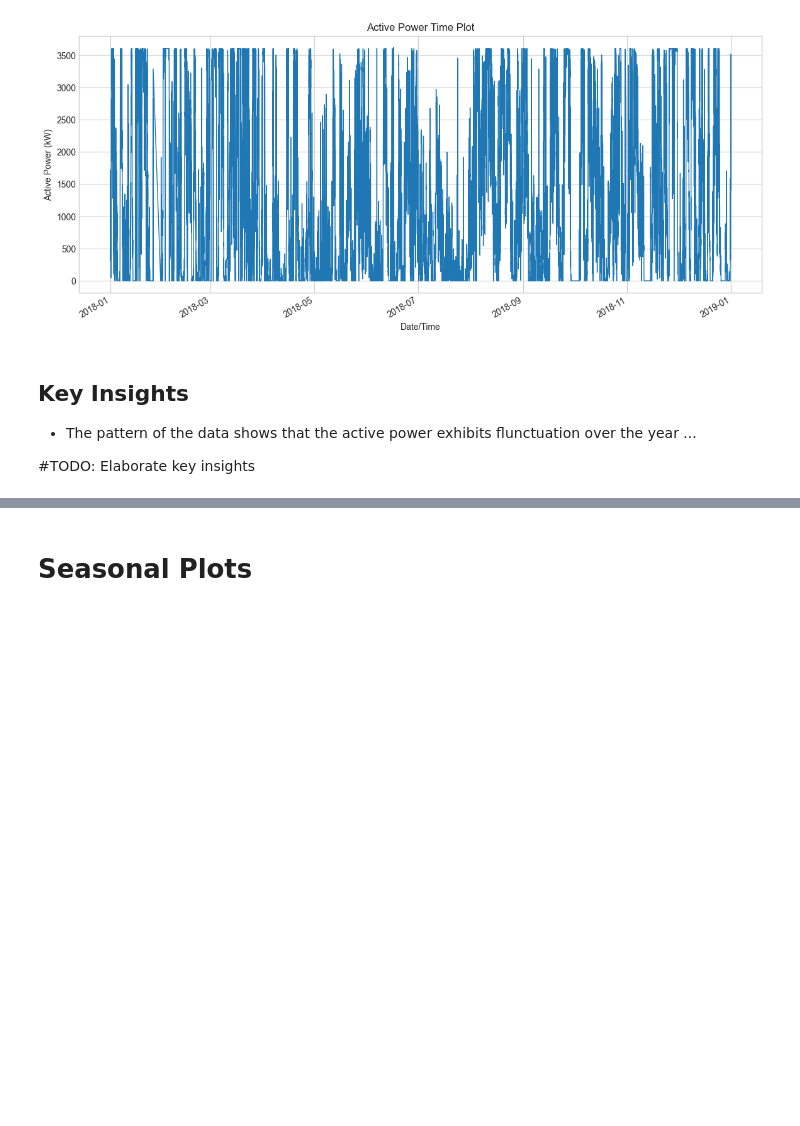
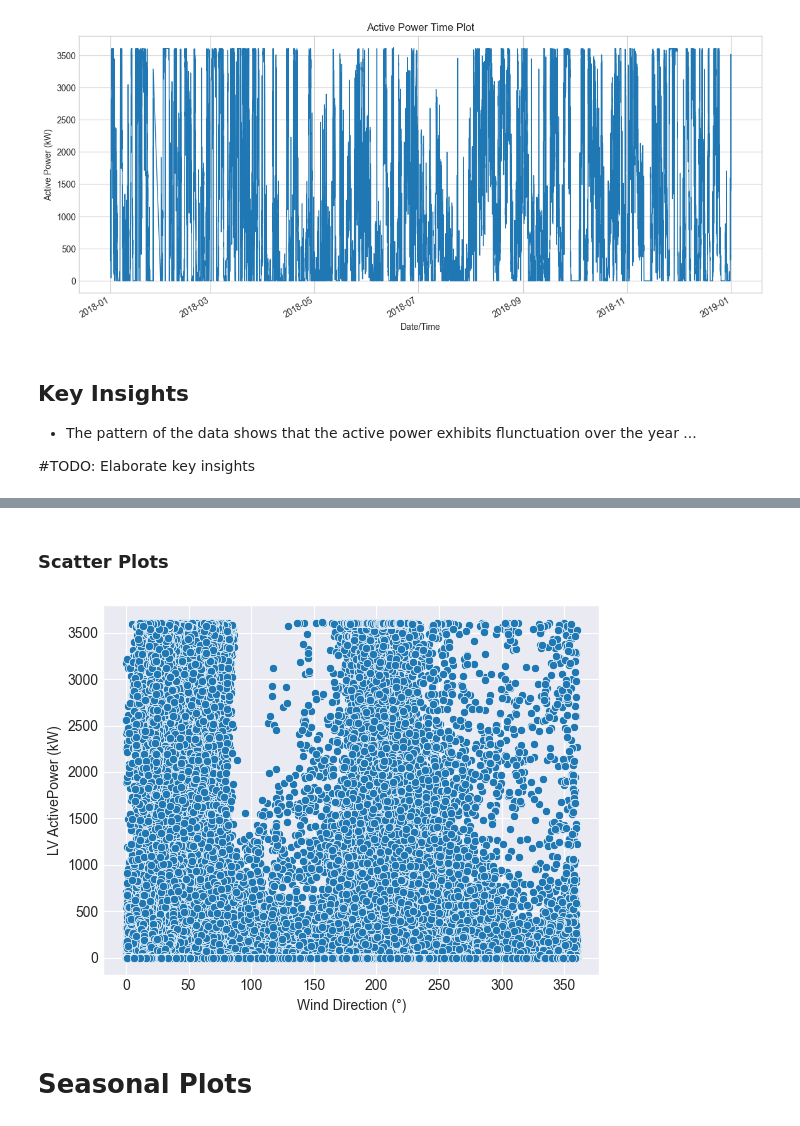
Before and after one commit to JotaN98/MScDataScience_AI, a Jupyter notebook: Final Project/final_project.ipynb, the cells around one changed output, grey strips where cells are left out. Cells and saved outputs as stored; diff of their text form; code cells hidden in the pictures; blank space fills up the shorter version.

```diff
--- a/Final Project/final_project.ipynb
+++ b/Final Project/final_project.ipynb
@@ -86,3 +130,12 @@ plt.show()
+# %% [markdown]
+### Scatter Plots
+# %%
+#['Wind Speed (m/s)', 'Wind Direction (°)', 'Theoretical_Power_Curve (KWh)', 'LV ActivePower (kW)']
+
+sns.scatterplot(df_num,x='Wind Direction (°)',y='LV ActivePower (kW)')
+plt.show()
+# %% [output]
+[figure, added]
 # %% [markdown]
 # Seasonal Plots
 # %%
```
Also changed, not shown: parts of 10 cells of this notebook, 1 other file.
